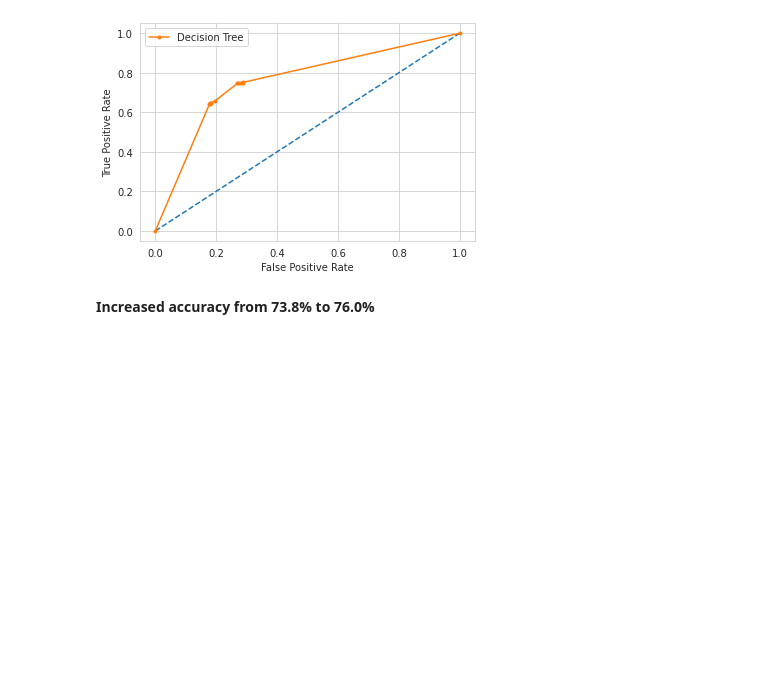
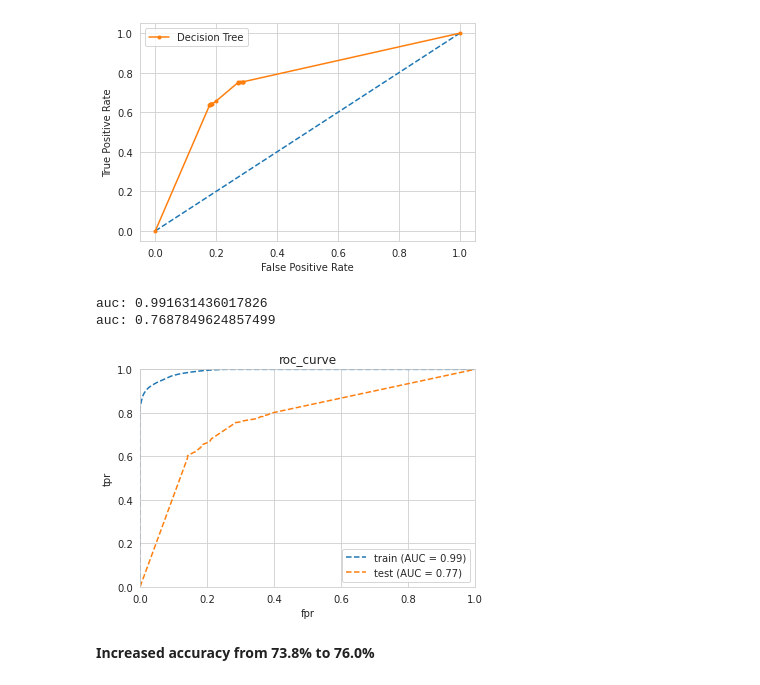
Before and after one commit to Almadam1/Tweet-Classification, a Jupyter notebook: twitter-depression-classification.ipynb, the cells around one changed output. Cells and saved outputs as stored; diff of their text form; code cells hidden in the pictures; blank space fills up the shorter version.

```diff
--- a/twitter-depression-classification.ipynb
+++ b/twitter-depression-classification.ipynb
@@ -266,6 +266,24 @@ from sklearn.preprocessing import StandardScaler
 from sklearn.model_selection import GridSearchCV
 from sklearn.metrics import ConfusionMatrixDisplay
 from sklearn.metrics import confusion_matrix
+# %%
+from sklearn import metrics
+import matplotlib.pyplot as plt
+
+def make_roc(y_test, y_score, label, ax=None):
+  fpr, tpr, thresholds = metrics.roc_curve(y_test, y_score)
+  auc = metrics.auc(fpr, tpr)
+  print("auc: %s"%(auc))
+  metrics.RocCurveDisplay(fpr=fpr, tpr=tpr, roc_auc=auc, estimator_name=label).plot(ax=ax, linestyle='--')
+
+def plot_roc():
+  plt.xlim([0, 1])
+  plt.ylim([0, 1])
+  plt.xlabel('fpr')
+  plt.ylabel('tpr')
+  plt.title('roc_curve')
+  plt.legend(loc='lower right')
+  plt.show()
 # %% [markdown]
 # Decision Tree Classifier
 # %%
@@ -432,6 +450,17 @@ pyplot.show()
 # %% [output]
 Decision Tree: ROC AUC=0.758
 [figure]
+# %%
+y_score1 = dtree_clf.predict_proba(X_train)[:, 1]
+make_roc(y_train, y_score1, label="train")
+y_score2 = dtree_clf.predict_proba(X_test)[:, 1]
+ax = plt.gca()
+make_roc(y_test, y_score2, label="test", ax=ax)
+plot_roc()
+# %% [output]
+auc: 0.991631436017826
+auc: 0.7687849624857499
+[figure, added]
 # %% [markdown]
 **Increased accuracy from 73.8% to 76.0%**
 # %% [markdown]
```
Also changed, not shown: parts of 13 cells of this notebook.
